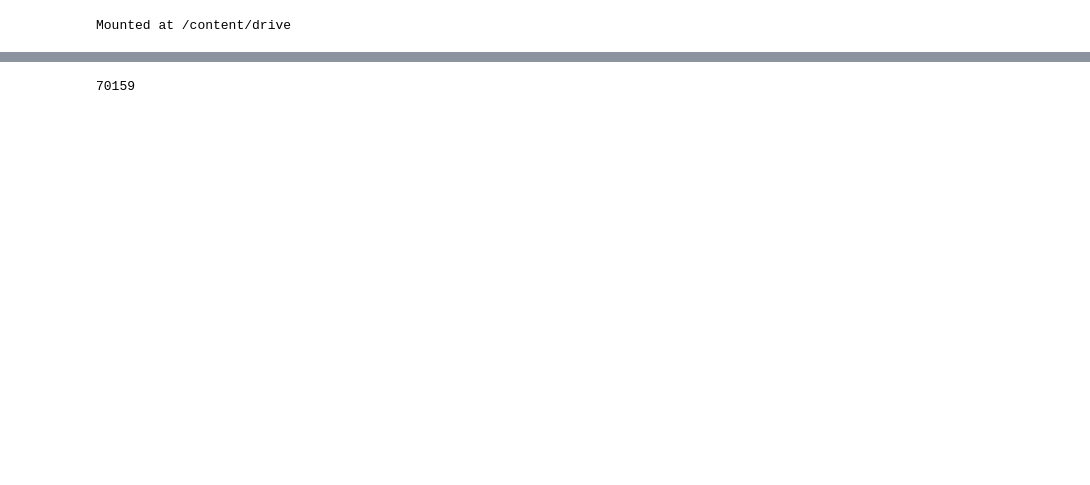
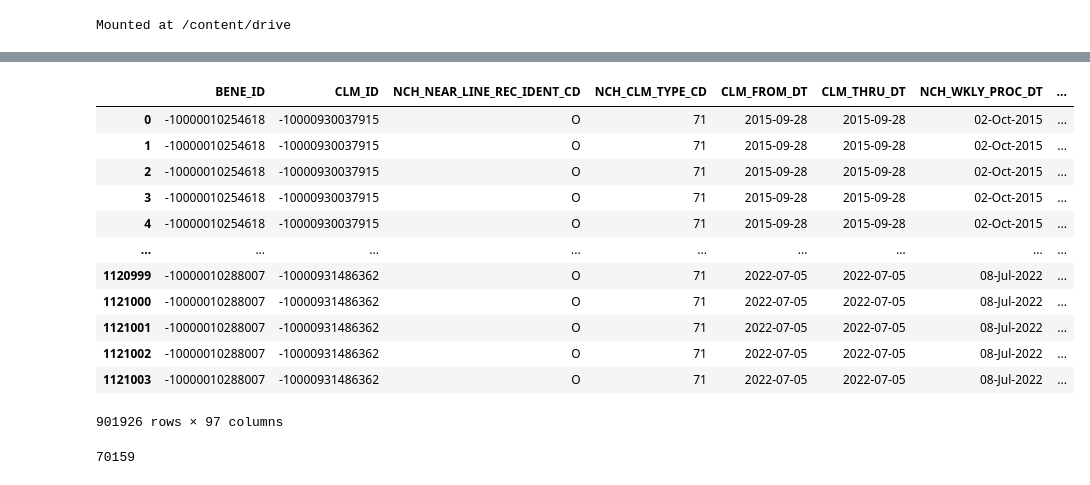
Before and after one commit to benabijah/EHR, a Jupyter notebook: professional_data_preprocessing.ipynb, the cells around one changed output, grey strips where cells are left out. Drawn from its saved outputs; the diff is of its cells as text; code cells hidden in the pictures; blank space fills up the shorter version.

```diff
--- a/professional_data_preprocessing.ipynb
+++ b/professional_data_preprocessing.ipynb
@@ -35,4 +48,6 @@ professional['CLM_THRU_DT'] = pd.to_datetime(professional['CLM_THRU_DT'], format
 
 # compute claim_days (similar to LOS) and YR
 professional['CLAIM_DAYS'] = (professional['CLM_THRU_DT'] - professional['CLM_FROM_DT']).dt.days + 1
-professional['YR'] = professional['CLM_THRU_DT'].dt.year
+professional['YR'] = professional['CLM_FROM_DT'].dt.year
+
+professional['CLAIM_DAYS'].value_counts()
@@ -39,9 +60,22 @@ professional['YR'] = professional['CLM_THRU_DT'].dt.year
 # %%
-professional['CLAIM_DAYS'].value_counts()
-
-# filter professional for only CLAIM_DAYS=1 (ignoring billings of 2 or more days)
+# filter for only CLAIM_DAYS=1 (ignoring billings of 2 or more days)
 professional = professional[professional['CLAIM_DAYS'] == 1]
 professional = professional.drop(columns=['CLAIM_DAYS'])
+professional
+# %% [output]
+|  | BENE_ID | CLM_ID | NCH_NEAR_LINE_REC_IDENT_CD | NCH_CLM_TYPE_CD | CLM_FROM_DT | CLM_THRU_DT | NCH_WKLY_PROC_DT | ... |
+| 0 | -10000010254618 | -10000930037915 | O | 71 | 2015-09-28 | 2015-09-28 | 02-Oct-2015 | ... |
+| 1 | -10000010254618 | -10000930037915 | O | 71 | 2015-09-28 | 2015-09-28 | 02-Oct-2015 | ... |
+| 2 | -10000010254618 | -10000930037915 | O | 71 | 2015-09-28 | 2015-09-28 | 02-Oct-2015 | ... |
+| 3 | -10000010254618 | -10000930037915 | O | 71 | 2015-09-28 | 2015-09-28 | 02-Oct-2015 | ... |
+| 4 | -10000010254618 | -10000930037915 | O | 71 | 2015-09-28 | 2015-09-28 | 02-Oct-2015 | ... |
+| ... | ... | ... | ... | ... | ... | ... | ... | ... |
+| 1120999 | -10000010288007 | -10000931486362 | O | 71 | 2022-07-05 | 2022-07-05 | 08-Jul-2022 | ... |
+| 1121000 | -10000010288007 | -10000931486362 | O | 71 | 2022-07-05 | 2022-07-05 | 08-Jul-2022 | ... |
+| 1121001 | -10000010288007 | -10000931486362 | O | 71 | 2022-07-05 | 2022-07-05 | 08-Jul-2022 | ... |
+| 1121002 | -10000010288007 | -10000931486362 | O | 71 | 2022-07-05 | 2022-07-05 | 08-Jul-2022 | ... |
+| 1121003 | -10000010288007 | -10000931486362 | O | 71 | 2022-07-05 | 2022-07-05 | 08-Jul-2022 | ... |
+901926 rows × 97 columns
 # %%
 # keeping header information only (ie., line_num=1)
 ## why? mutliple rows per claim_id represent only one encounter with the same physician.
```
Also changed, not shown: parts of 9 cells of this notebook.
